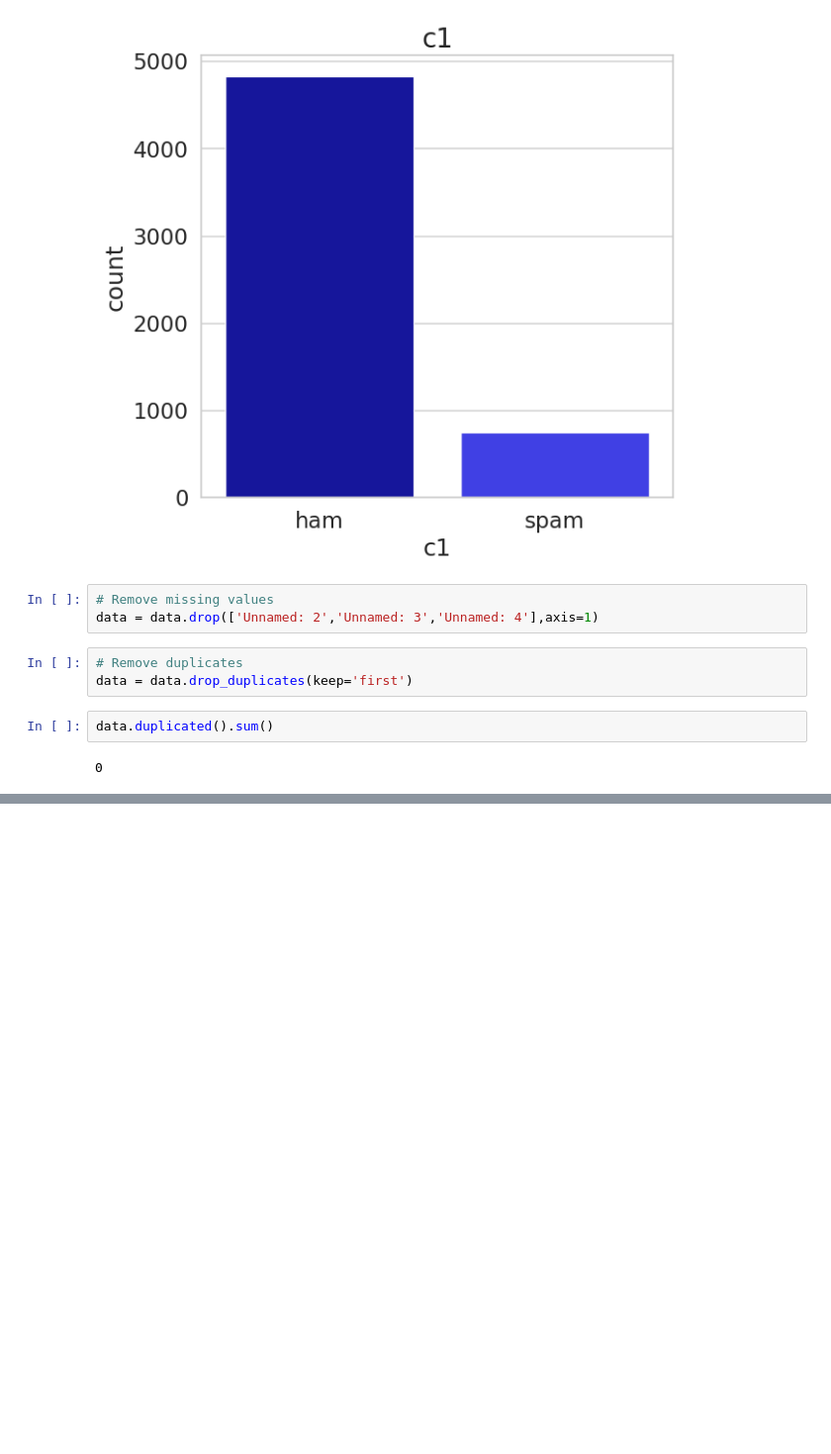
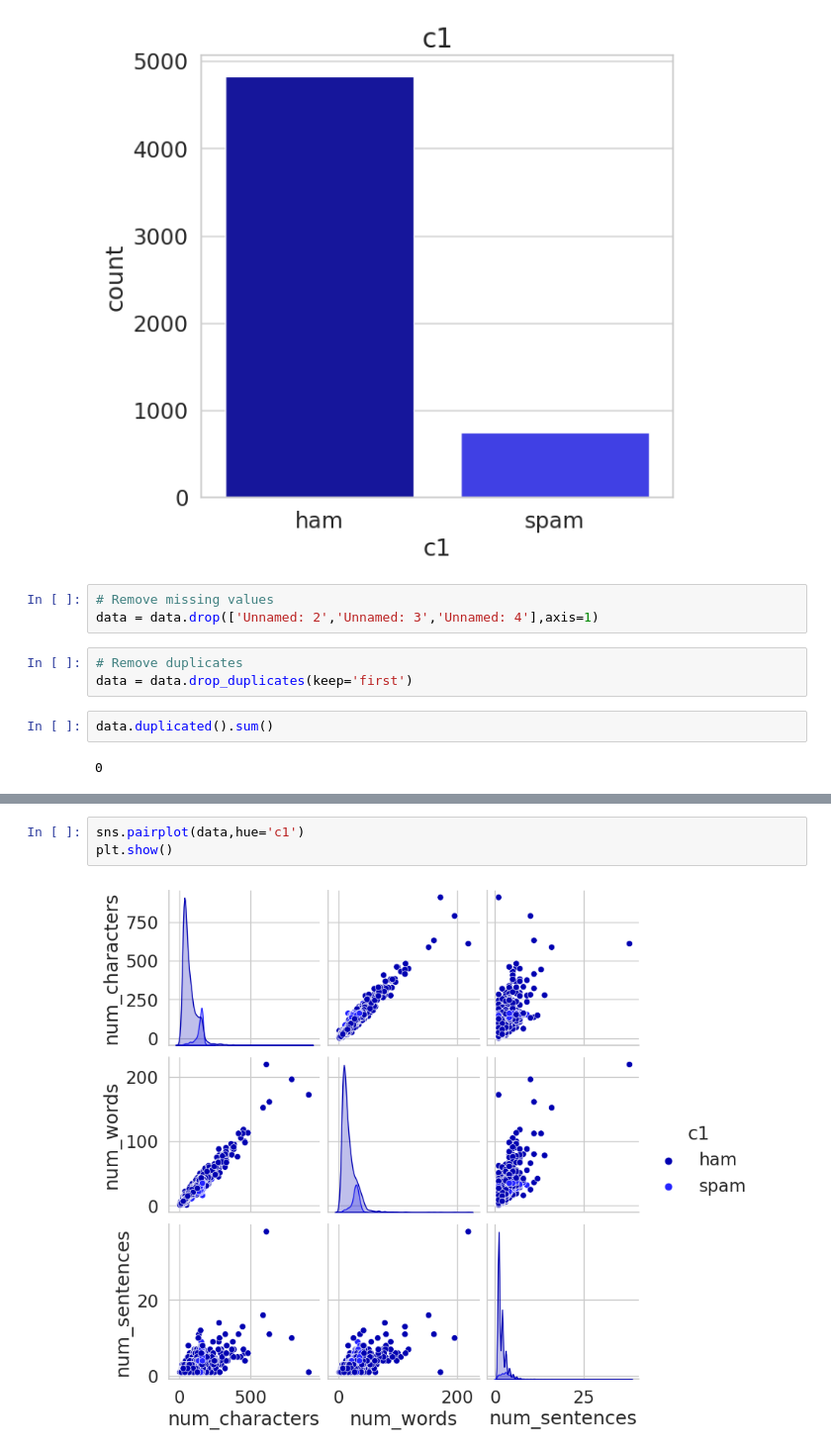
Before and after one commit to anuradhaganapathi/spamdetection, a Jupyter notebook: notebookeceba453d6.ipynb, the cells around one changed output, grey strips where cells are left out. Shown at 99% size. Saved outputs shown, nothing was run; the diff lists cells and outputs as text; blank space fills up the shorter version.

```diff
--- a/notebookeceba453d6.ipynb
+++ b/notebookeceba453d6.ipynb
@@ -96,0 +226,5 @@ data.duplicated().sum()
+# %%
+sns.pairplot(data,hue='c1')
+plt.show()
+# %% [output]
+[figure, added]
```
Also changed, not shown: parts of 28 cells of this notebook.
